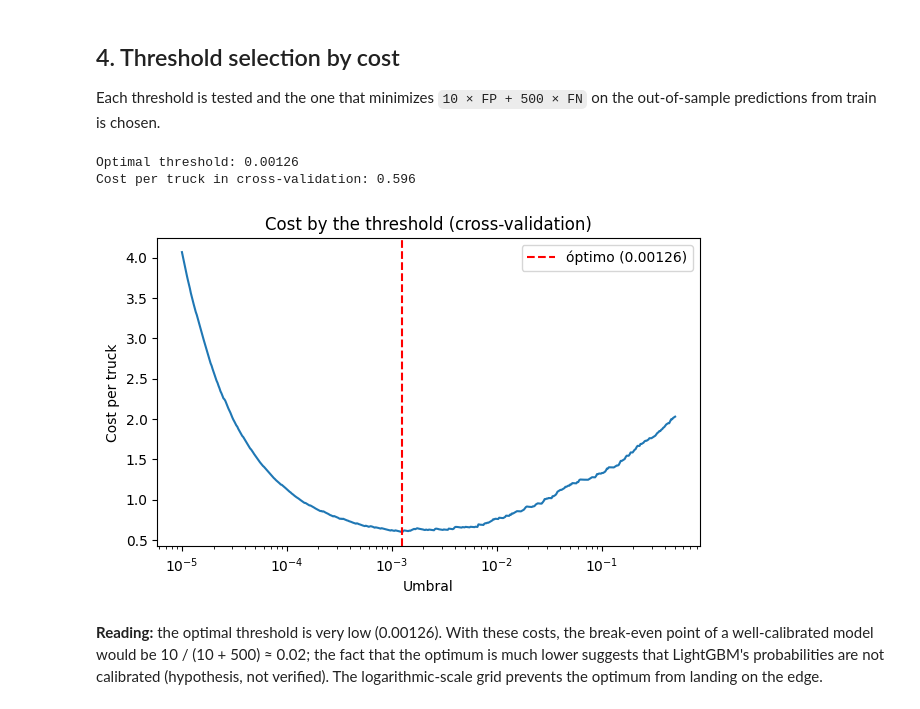
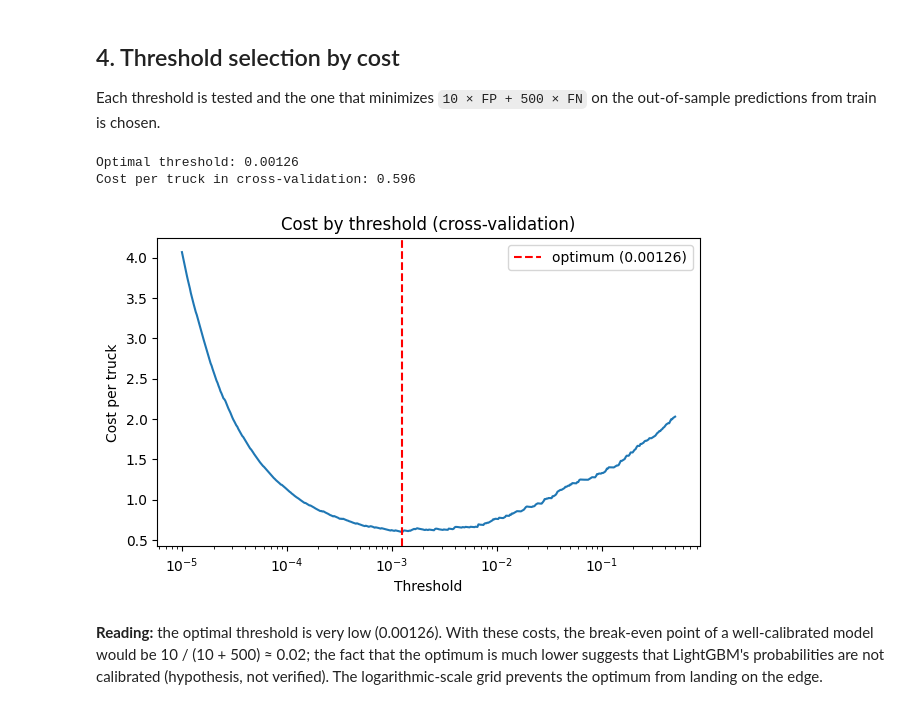
Before and after one commit to CarlosAdolfoPeralta/project_failures_scania, a Jupyter notebook: notebooks/fallas_scania.ipynb, the cells around one changed output. Drawn from its saved outputs; the diff is of its cells as text; code cells hidden in the pictures.

```diff
--- a/notebooks/fallas_scania.ipynb
+++ b/notebooks/fallas_scania.ipynb
@@ -112,32 +112,32 @@ Each threshold is tested and the one that minimizes `10 × FP + 500 × FN` on th
 # %%
 def total_cost(y, p, thr):
     pred = p >= thr
     fp = int((pred & (y == 0)).sum())
     fn = int((~pred & (y == 1)).sum())
     return COST_FP * fp + COST_FN * fn, fp, fn
 
 y_tr = y_train.values
 thresholds = np.logspace(-5, np.log10(0.5), 500)
 costs = np.array([total_cost(y_tr, p_oof, t)[0] for t in thresholds])
 
 best_thr = thresholds[costs.argmin()]
 print(f"Optimal threshold: {best_thr:.5f}")
 print(f"Cost per truck in cross-validation: {costs.min() / len(y_tr):.3f}")
 if best_thr in (thresholds[0], thresholds[-1]):
     print("Warning: the optimum is at the edge of the grid; it may be worth widening it.")
 
 plt.figure(figsize=(7, 4))
 plt.plot(thresholds, costs / len(y_tr))
-plt.axvline(best_thr, color="red", linestyle="--", label=f"óptimo ({best_thr:.5f})")
-plt.xlabel("Umbral"); plt.ylabel("Cost per truck")
-plt.title("Cost by the threshold (cross-validation)"); plt.legend(); plt.xscale("log")
+plt.axvline(best_thr, color="red", linestyle="--", label=f"optimum ({best_thr:.5f})")
+plt.xlabel("Threshold"); plt.ylabel("Cost per truck")
+plt.title("Cost by threshold (cross-validation)"); plt.legend(); plt.xscale("log")
 Path("../reports/figures").mkdir(parents=True, exist_ok=True)
 plt.savefig("../reports/figures/cost_curve.png", dpi=150, bbox_inches="tight")
 plt.show()
 # %% [output]
 Optimal threshold: 0.00126
 Cost per truck in cross-validation: 0.596
-[figure, old version]
+[figure, new version]
 # %% [markdown]
 **Reading:** the optimal threshold is very low (0.00126). With these costs, the break-even point of a well-calibrated model would be 10 / (10 + 500) ≈ 0.02; the fact that the optimum is much lower suggests that LightGBM's probabilities are not calibrated (hypothesis, not verified). The logarithmic-scale grid prevents the optimum from landing on the edge.
 # %% [markdown]
```
Also changed, not shown: parts of 1 cell of this notebook, 1 other file.
